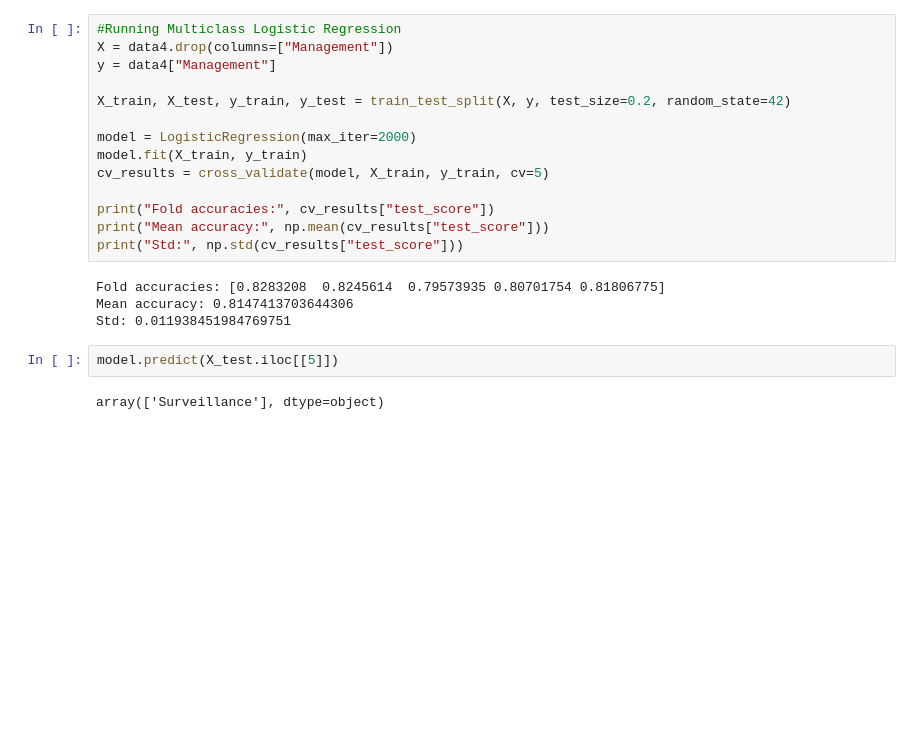
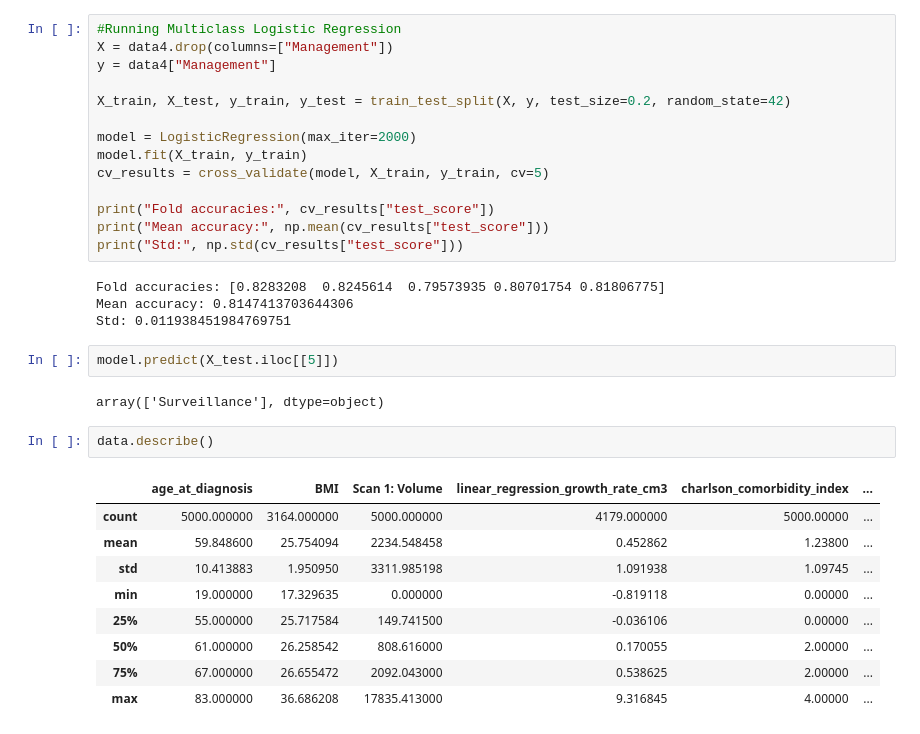
Before and after one commit to simonwilliams32/MRI_project, a Jupyter notebook: notebooks/SW_predicting_intervention.ipynb, the cells around one changed output. Drawn from its saved outputs; the diff is of its cells as text; blank space fills up the shorter version.

```diff
--- a/notebooks/SW_predicting_intervention.ipynb
+++ b/notebooks/SW_predicting_intervention.ipynb
@@ -134,3 +133,15 @@ Std: 0.011938451984769751
 model.predict(X_test.iloc[[5]])
 # %% [output]
 array(['Surveillance'], dtype=object)
+# %%
+data.describe()
+# %% [output]
+|  | age_at_diagnosis | BMI | Scan 1: Volume | linear_regression_growth_rate_cm3 | charlson_comorbidity_index | ... |
+| count | 5000.000000 | 3164.000000 | 5000.000000 | 4179.000000 | 5000.00000 | ... |
+| mean | 59.848600 | 25.754094 | 2234.548458 | 0.452862 | 1.23800 | ... |
+| std | 10.413883 | 1.950950 | 3311.985198 | 1.091938 | 1.09745 | ... |
+| min | 19.000000 | 17.329635 | 0.000000 | -0.819118 | 0.00000 | ... |
+| 25% | 55.000000 | 25.717584 | 149.741500 | -0.036106 | 0.00000 | ... |
+| 50% | 61.000000 | 26.258542 | 808.616000 | 0.170055 | 2.00000 | ... |
+| 75% | 67.000000 | 26.655472 | 2092.043000 | 0.538625 | 2.00000 | ... |
+| max | 83.000000 | 36.686208 | 17835.413000 | 9.316845 | 4.00000 | ... |
```
Also changed, not shown: parts of 1 cell of this notebook, 6 other files.
